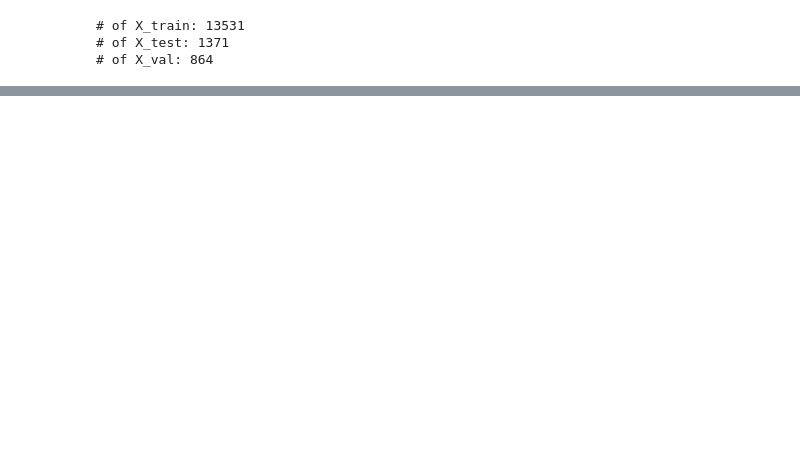
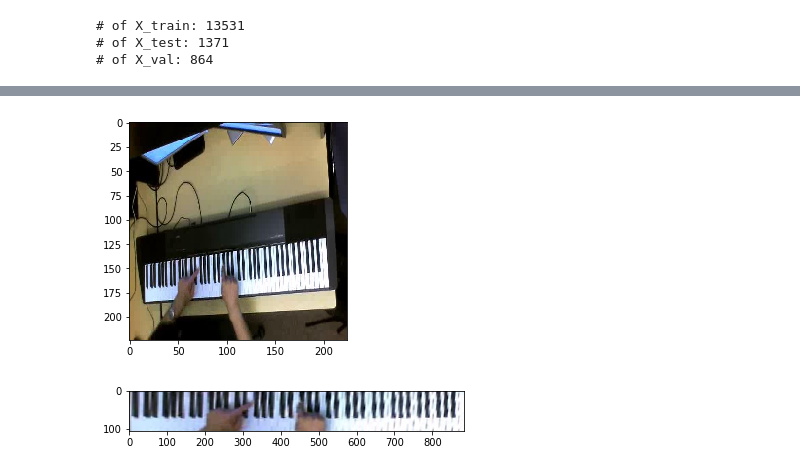
Before and after one commit to ppfish45/AI-Pianist, a Jupyter notebook: models/keyboard-detection/run.ipynb, the cells around one changed output, grey strips where cells are left out. Drawn from its saved outputs; the diff is of its cells as text; code cells hidden in the pictures; blank space fills up the shorter version.

```diff
--- a/models/keyboard-detection/run.ipynb
+++ b/models/keyboard-detection/run.ipynb
@@ -69,0 +75,4 @@ RuntimeError: ignored
+# %%
+# load images into memory
+
+dataset.load_to_memory(spliter=['train', 'val'])
@@ -69,0 +82,6 @@ RuntimeError: ignored
+# %%
+keyboard_model.train(batch_size=32, num_epochs=20,
+                     learning_rate=1e-4,
+                     dirs=[0],
+                     best_path='best_keyboard_model.tar',
+                     current_path='current_keyboard.tar')
@@ -69,0 +115,6 @@ RuntimeError: ignored
+# %%
+keyboard_model.train(batch_size=32, num_epochs=5,
+                     learning_rate=1e-3,
+                     dirs=[0],
+                     best_path='best_keyboard_model_tmp.tar',
+                     current_path='current_keyboard_tmp.tar')
@@ -69,0 +148,6 @@ RuntimeError: ignored
+# %%
+keyboard_model.train(batch_size=32, num_epochs=20,
+                     learning_rate=1e-3,
+                     dirs=[0],
+                     best_path='best_keyboard_model.tar',
+                     current_path='current_keyboard.tar')
@@ -69,0 +180,13 @@ RuntimeError: ignored
+# %%
+X, _ = dataset.get_sample('train', img_size=(224, 224))
+src = copy.copy(X)
+plt.imshow(X)
+plt.show()
+X = np.transpose(X, [2, 0, 1])
+X = np.reshape(X, [1, 3, 224, 224])
+y = keyboard_model.evaluate(X)
+plt.imshow(y[1][0])
+plt.show()
+# %% [output]
+[figure, added]
+[figure, added]
```
Also changed, not shown: parts of 11 cells of this notebook.
